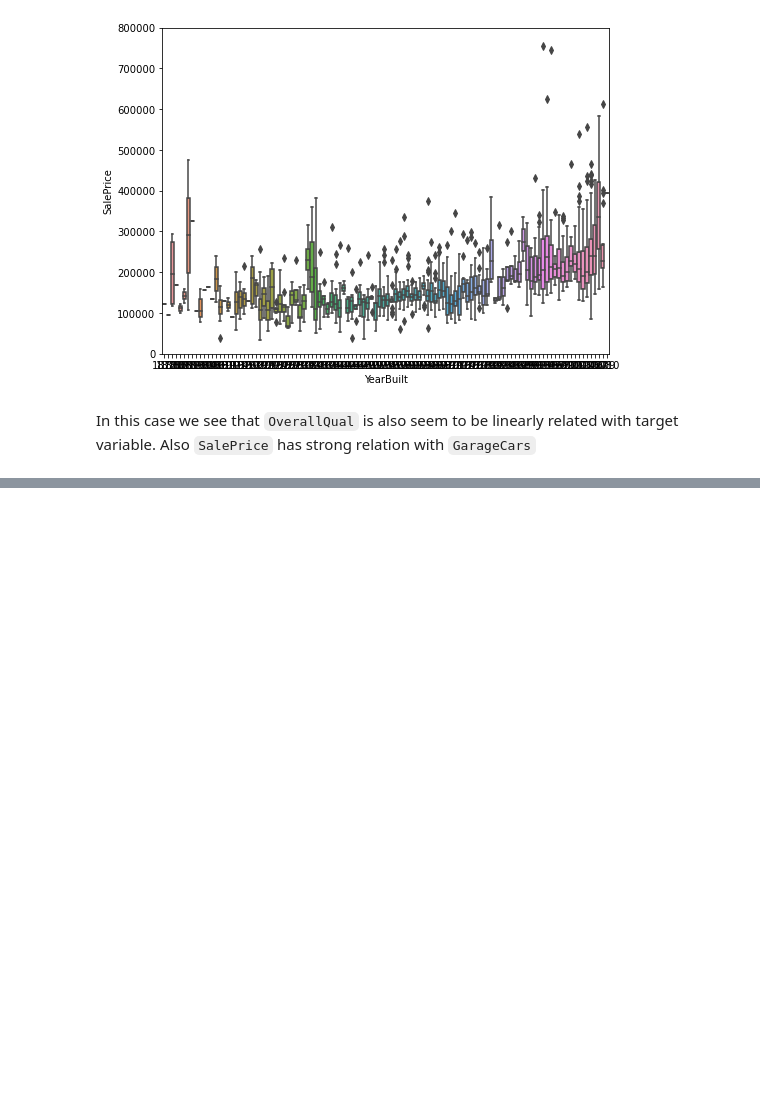
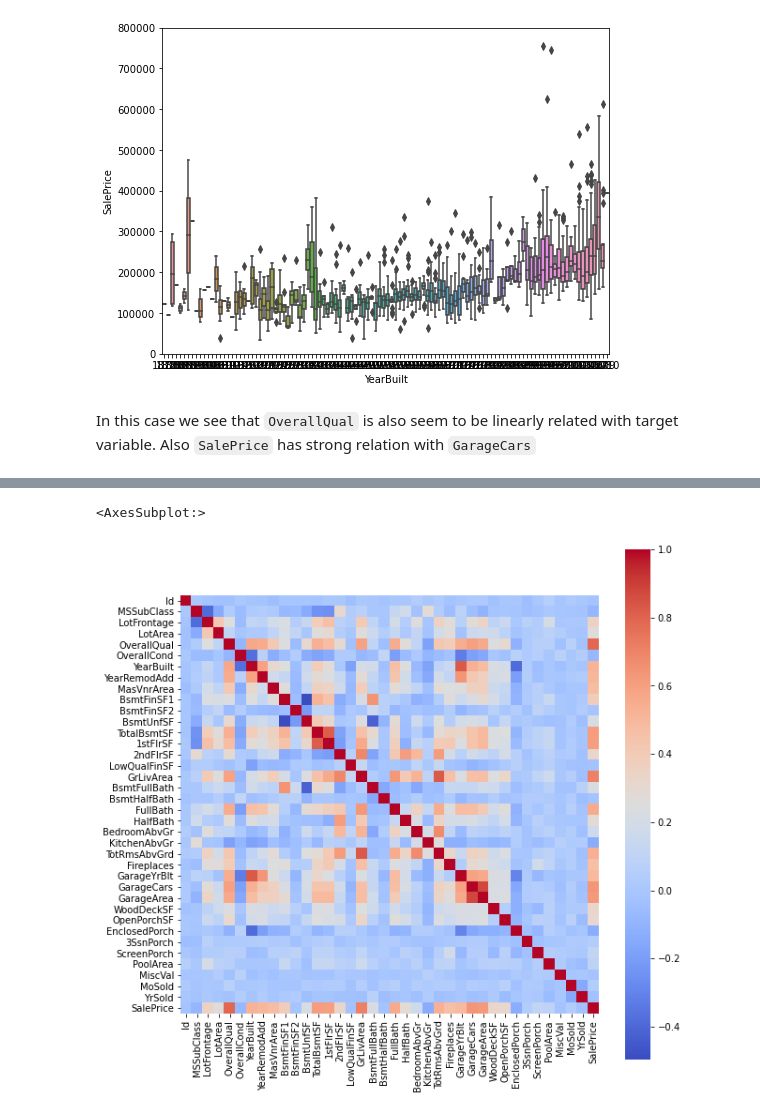
Before and after one commit to WozzyaQ/machine-learning-and-other-stuff, a Jupyter notebook: house-prices/House Prices.ipynb, the cells around one changed output, grey strips where cells are left out. Drawn from its saved outputs; the diff is of its cells as text; code cells hidden in the pictures; blank space fills up the shorter version.

Commit message:
feat(EDA): add heatmap and take care of missing values

```diff
--- a/house-prices/House Prices.ipynb
+++ b/house-prices/House Prices.ipynb
@@ -322,0 +310,7 @@ In this case we see that `OverallQual` is also seem to be linearly related with
+# %%
+corr_mtrx = data_train.corr()
+fig, ax = plt.subplots(figsize=(10,10))
+sns.heatmap(corr_mtrx, square=True, cmap="coolwarm")
+# %% [output]
+<AxesSubplot:>
+[figure, added]
```
Also changed, not shown: parts of 25 cells of this notebook.
